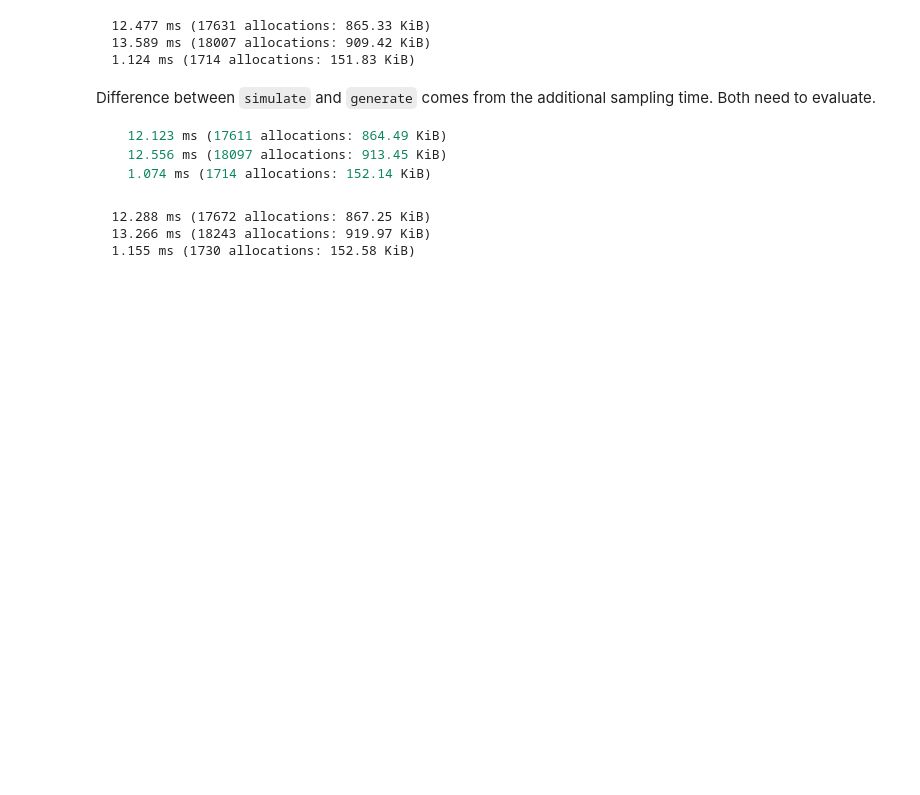
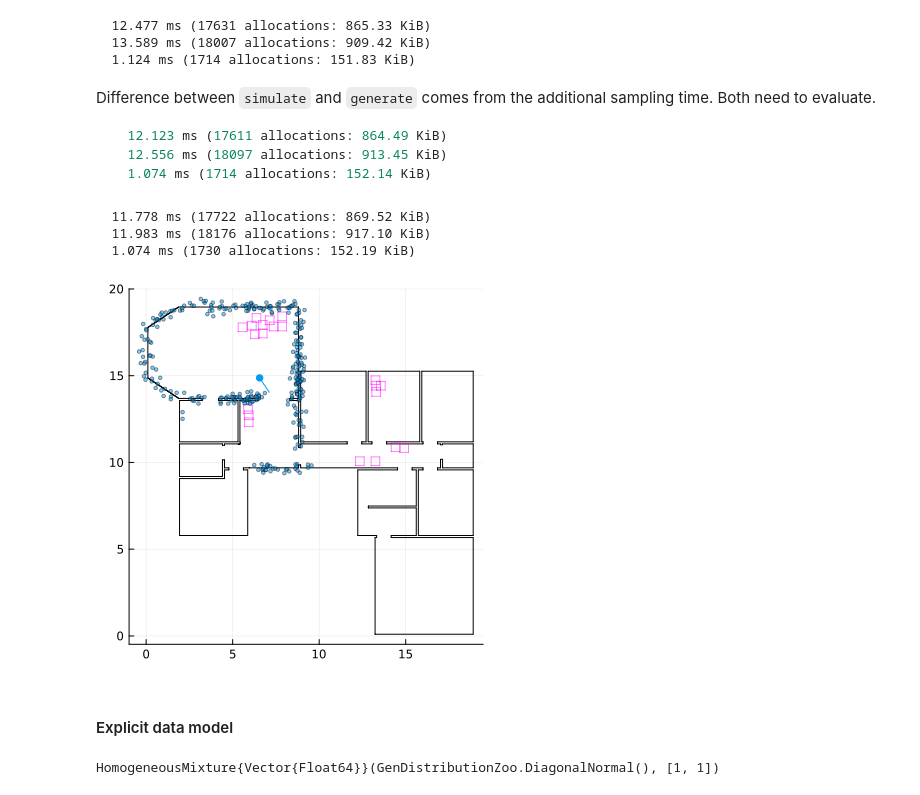
Before and after one commit to mirkoklukas/probabilistic-slam-in-gen, a Jupyter notebook: notebooks/v2/51 - Localization Tutorial - Part 1.ipynb, the cells around one changed output. Saved outputs shown, nothing was run; the diff lists cells and outputs as text; code cells hidden in the pictures; blank space fills up the shorter version.

```diff
--- a/notebooks/v2/51 - Localization Tutorial - Part 1.ipynb
+++ b/notebooks/v2/51 - Localization Tutorial - Part 1.ipynb
@@ -668,32 +548,39 @@ Difference between `simulate` and `generate` comes from the additional sampling
 # %%
 t = 7
 
 p  = _ps[t]
-m  = _segs
 
-w            = 5
-s_noise      = 0.2
-outlier      = 0.1
-outliver_vol = 100.0
+sensor_args = (
+    w            = 5,
+    s_noise      = 0.2,
+    outlier      = 0.1,
+    outliver_vol = 100.0,
+)
 
-args  = (p, m, w, s_noise, outlier, outliver_vol)
-
+args  = (p, _segs, sensor_args...)
 tr = simulate(sensor_model, args)
 x = tr[]
 
 ch = choicemap(:x => x)
 
 @btime sensor_model(args...)            samples=3 evals=3;
 @btime simulate(sensor_model, args)     samples=3 evals=3;
 @btime generate(sensor_model, args, ch) samples=5 evals=5;
 
 # -------------------------------
 plot(size=(400,400), aspect_ratio=:equal, legend=nothing)
 plot!(_segs, c=:black)
 plot!(_boxes, c=:magenta, alpha=0.5)
 scatter!(x.*_ps[t], c=col[1], alpha=0.5, markersize=2)
 scatter!(_ps[t], c=col[1])
 # %% [output]
-  12.288 ms (17672 allocations: 867.25 KiB)
-  13.266 ms (18243 allocations: 919.97 KiB)
-  1.155 ms (1730 allocations: 152.58 KiB)
+  11.778 ms (17722 allocations: 869.52 KiB)
+  11.983 ms (18176 allocations: 917.10 KiB)
+  1.074 ms (1730 allocations: 152.19 KiB)
+[figure, added]
+# %% [markdown]
+#### Explicit data model
+# %%
+gm = HomogeneousMixture(diagnormal, [1, 1])
+# %% [output]
+HomogeneousMixture{Vector{Float64}}(GenDistributionZoo.DiagonalNormal(), [1, 1])
```
Also changed, not shown: parts of 41 cells of this notebook, 2 other files.
